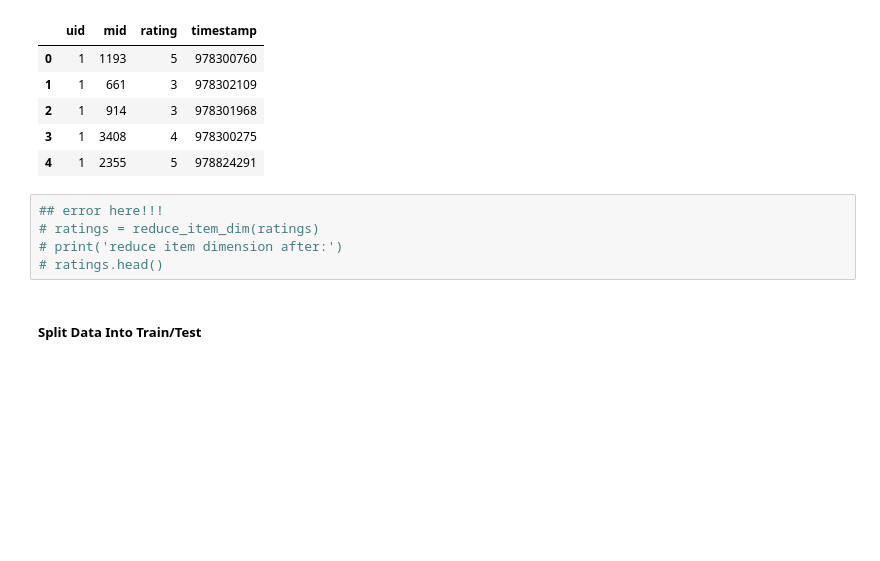
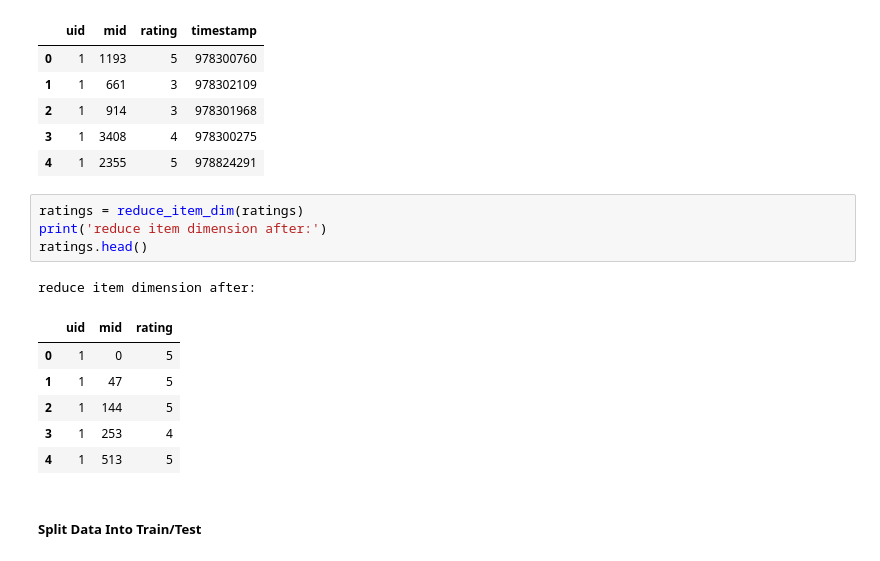
Before and after one commit to kadriansyah/notebook, a Jupyter notebook: neural-collaborative-filtering.ipynb, the cells around one changed output. Cells and saved outputs as stored; diff of their text form; blank space fills up the shorter version.

```diff
--- a/neural-collaborative-filtering.ipynb
+++ b/neural-collaborative-filtering.ipynb
@@ -91,10 +102,17 @@ reduce item dimension before:
 | 3 | 1 | 3408 | 4 | 978300275 |
 | 4 | 1 | 2355 | 5 | 978824291 |
 # %%
-## error here!!!
-# ratings = reduce_item_dim(ratings)
-# print('reduce item dimension after:')
-# ratings.head()
+ratings = reduce_item_dim(ratings)
+print('reduce item dimension after:')
+ratings.head()
+# %% [output]
+reduce item dimension after:
+|  | uid | mid | rating |
+| 0 | 1 | 0 | 5 |
+| 1 | 1 | 47 | 5 |
+| 2 | 1 | 144 | 5 |
+| 3 | 1 | 253 | 4 |
+| 4 | 1 | 513 | 5 |
 # %% [markdown]
 ##### Split Data Into Train/Test
 # %%
```
Also changed, not shown: parts of 17 cells of this notebook, 3 other files.
